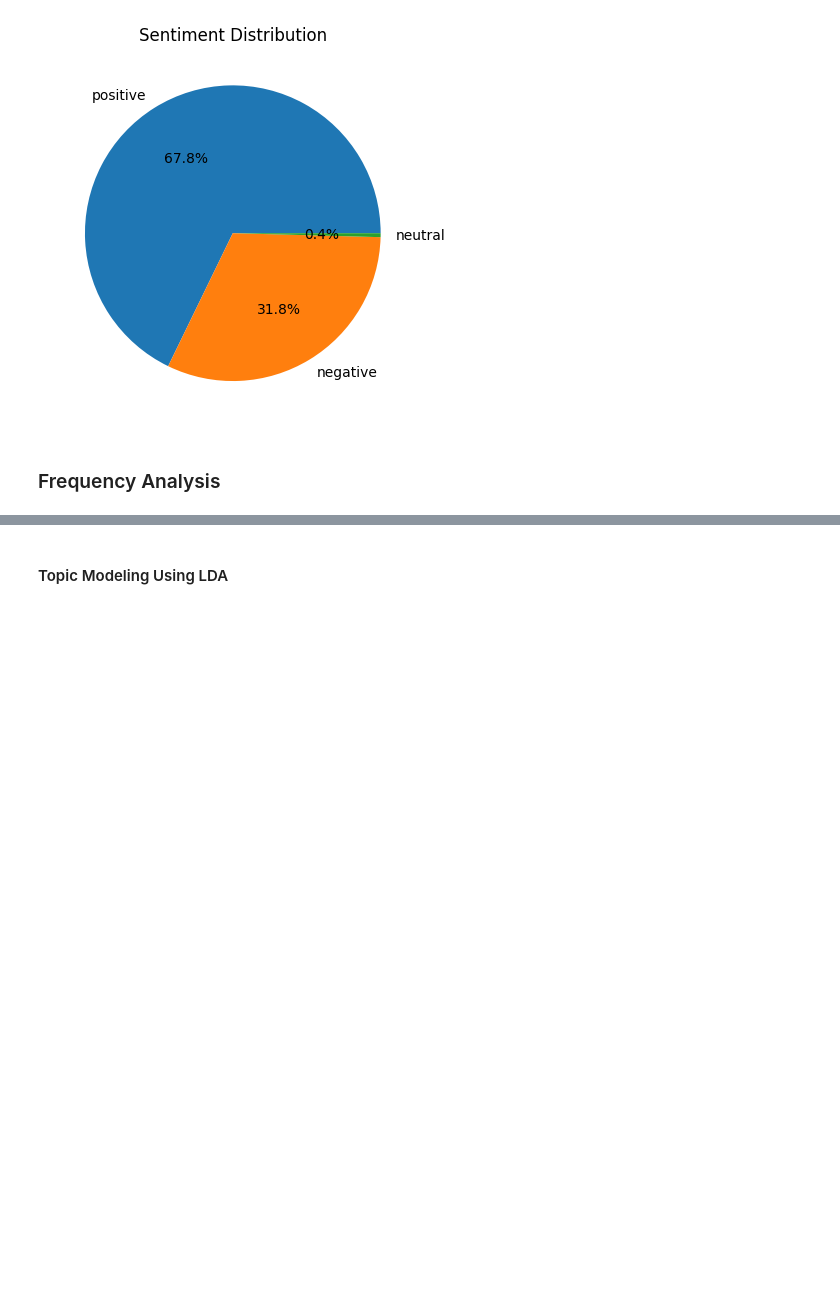
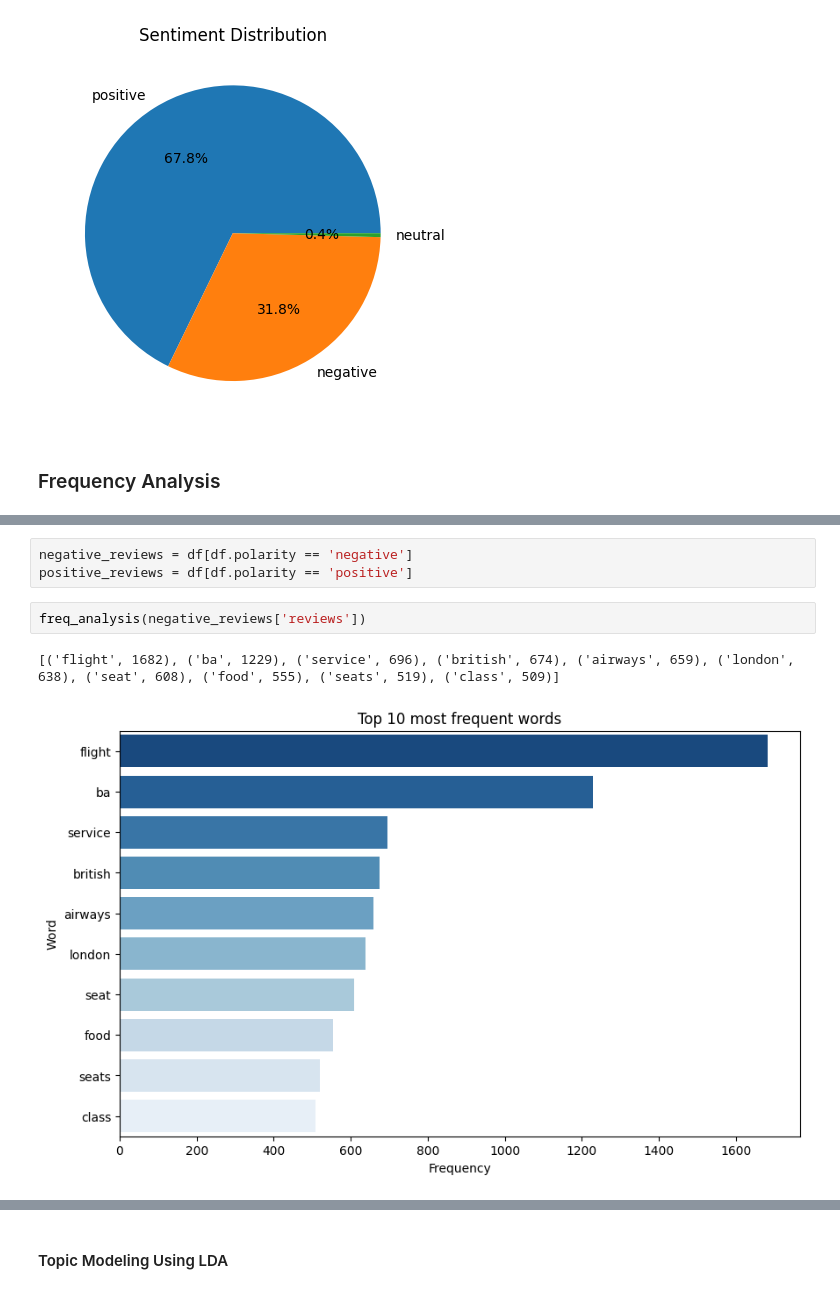
Before and after one commit to Timmy485/Forage_British_Airways, a Jupyter notebook: EDA_and_Visualization.ipynb, the cells around one changed output, grey strips where cells are left out. Saved outputs shown, nothing was run; the diff lists cells and outputs as text; blank space fills up the shorter version.

```diff
--- a/EDA_and_Visualization.ipynb
+++ b/EDA_and_Visualization.ipynb
@@ -274,0 +231,8 @@ plt.show()
+# %%
+negative_reviews = df[df.polarity == 'negative']
+positive_reviews = df[df.polarity == 'positive']
+# %%
+freq_analysis(negative_reviews['reviews'])
+# %% [output]
+[('flight', 1682), ('ba', 1229), ('service', 696), ('british', 674), ('airways', 659), ('london', 638), ('seat', 608), ('food', 555), ('seats', 519), ('class', 509)]
+[figure, added]
```
Also changed, not shown: parts of 37 cells of this notebook.
